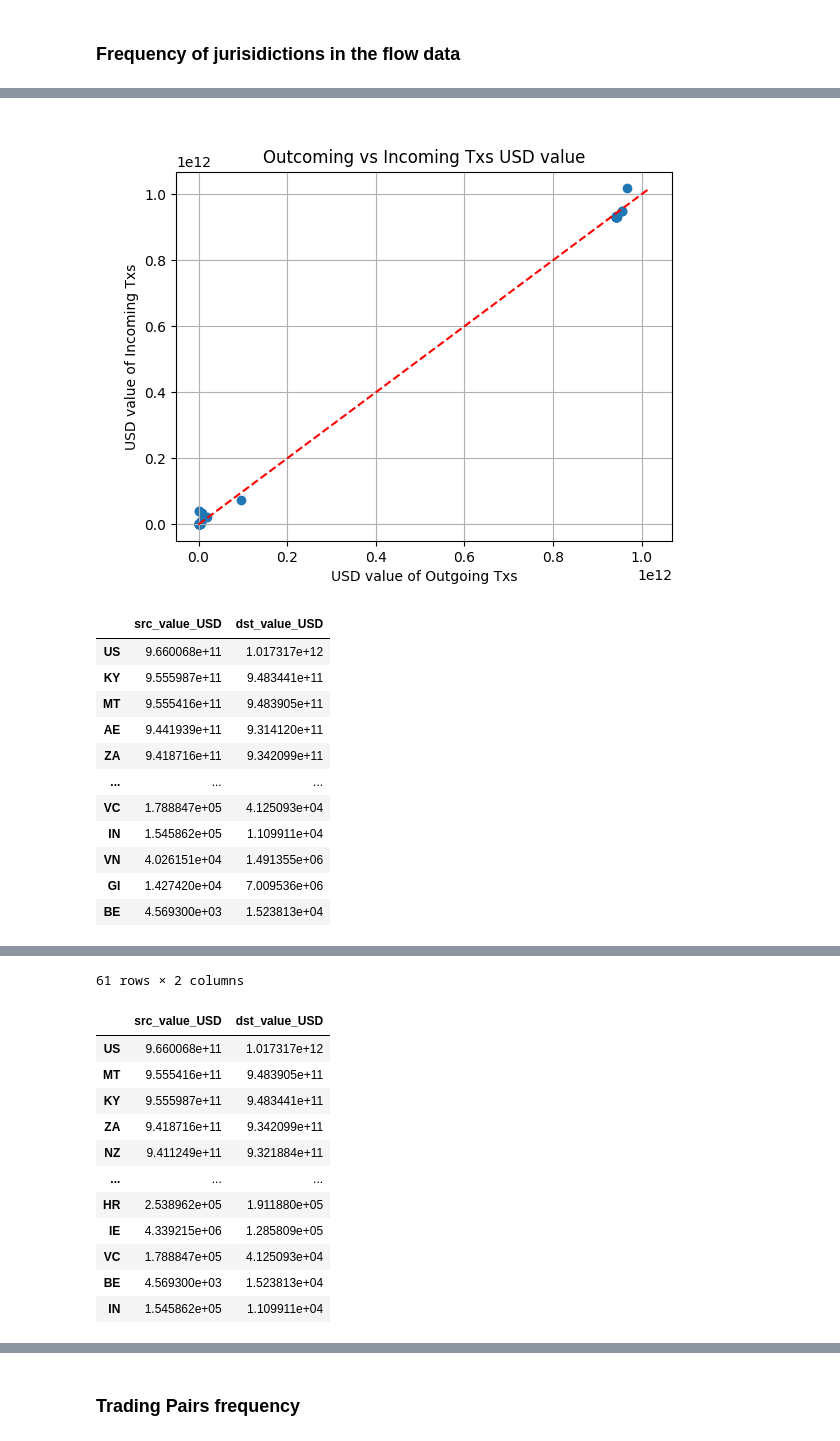
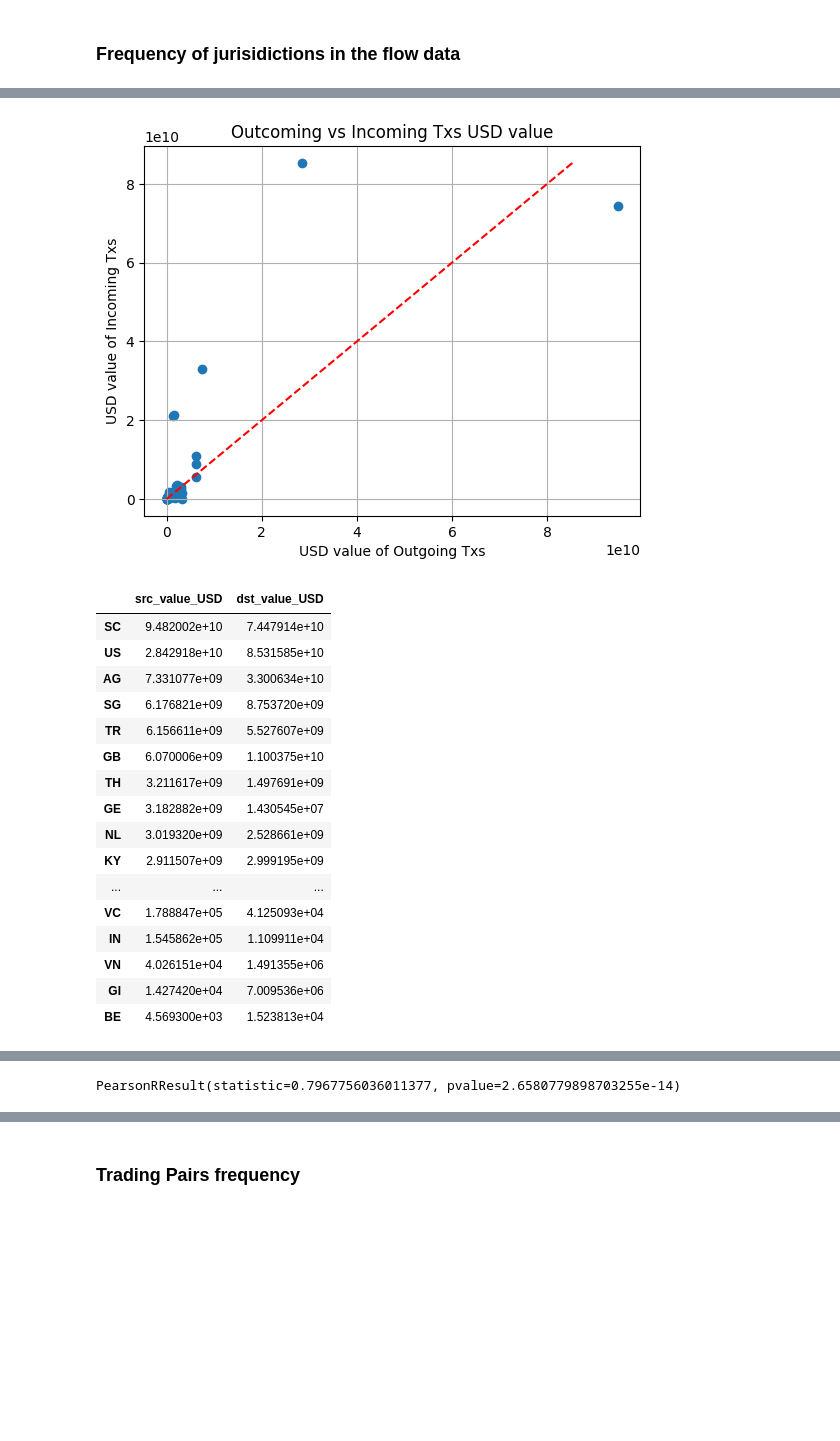
Before and after one commit to FlowDrucka64/MoneyFlow, a Jupyter notebook: data_exploration.ipynb, the cells around one changed output, grey strips where cells are left out. Cells and saved outputs as stored; diff of their text form; code cells hidden in the pictures; blank space fills up the shorter version.

Commit message:
Calculate spearman and pearson correlation coefficients

```diff
--- a/data_exploration.ipynb
+++ b/data_exploration.ipynb
@@ -271,6 +273,6 @@ Flow data recorded from 2011-08-02 to 2023-04-12
 # %%
 print(f'Flows before merging actor data {flows_df.shape[0]}')
-merged_df = pd.merge(flows_df, actors_df.add_prefix('src_'), on='src_id', how='inner')
+merged_df = pd.merge(filtered_flows_df, actors_df.add_prefix('src_'), on='src_id', how='inner')
 merged_df = pd.merge(merged_df, actors_df.add_prefix('dst_'), on='dst_id', how='inner')
 print(f'Flows after merging actor data {merged_df.shape[0]}')
 display(merged_df.head())
@@ -469,29 +515,37 @@ display(merged_freq.sort_values(by='count_y', ascending=False))
 # %%
 # Total value of incoming / outgoing tx
 src_juri_sum = merged_df.groupby('src_jurisdictions')['src_value_USD'].sum()
 dst_juri_sum = merged_df.groupby('dst_jurisdictions')['dst_value_USD'].sum()
 merged_sum = pd.merge(src_juri_sum, dst_juri_sum, left_index=True, right_index=True, how='inner')
 fig, ax = plt.subplots()
 scatter = ax.scatter(x=merged_sum.src_value_USD, y=merged_sum.dst_value_USD)
 plt.xlabel('USD value of Outgoing Txs')
 plt.ylabel('USD value of Incoming Txs')
 plt.title('Outcoming vs Incoming Txs USD value')
 plt.grid(True)
 
 line = np.linspace(min(merged_sum.src_value_USD), max(merged_sum.dst_value_USD), 100)
 plt.plot(line, line, color='r', linestyle='--')
 plt.show()
 
 display(merged_sum.sort_values(by='src_value_USD', ascending=False))
 display(merged_sum.sort_values(by='dst_value_USD', ascending=False))
+
+corr = pearsonr(merged_sum.src_value_USD, merged_sum.dst_value_USD)
+display(corr)
 # %% [output]
-[figure, old version]
+[figure, new version]
 |  | src_value_USD | dst_value_USD |
-| US | 9.660068e+11 | 1.017317e+12 |
-| KY | 9.555987e+11 | 9.483441e+11 |
-| MT | 9.555416e+11 | 9.483905e+11 |
-| AE | 9.441939e+11 | 9.314120e+11 |
-| ZA | 9.418716e+11 | 9.342099e+11 |
+| SC | 9.482002e+10 | 7.447914e+10 |
+| US | 2.842918e+10 | 8.531585e+10 |
+| AG | 7.331077e+09 | 3.300634e+10 |
+| SG | 6.176821e+09 | 8.753720e+09 |
+| TR | 6.156611e+09 | 5.527607e+09 |
+| GB | 6.070006e+09 | 1.100375e+10 |
+| TH | 3.211617e+09 | 1.497691e+09 |
+| GE | 3.182882e+09 | 1.430545e+07 |
+| NL | 3.019320e+09 | 2.528661e+09 |
+| KY | 2.911507e+09 | 2.999195e+09 |
 | ... | ... | ... |
 | VC | 1.788847e+05 | 4.125093e+04 |
 | IN | 1.545862e+05 | 1.109911e+04 |
@@ -501,13 +572 @@ display(merged_sum.sort_values(by='dst_value_USD', ascending=False))
-61 rows × 2 columns
+PearsonRResult(statistic=0.7967756036011377, pvalue=2.6580779898703255e-14)
-|  | src_value_USD | dst_value_USD |
-| US | 9.660068e+11 | 1.017317e+12 |
-| MT | 9.555416e+11 | 9.483905e+11 |
-| KY | 9.555987e+11 | 9.483441e+11 |
-| ZA | 9.418716e+11 | 9.342099e+11 |
-| NZ | 9.411249e+11 | 9.321884e+11 |
-| ... | ... | ... |
-| HR | 2.538962e+05 | 1.911880e+05 |
-| IE | 4.339215e+06 | 1.285809e+05 |
-| VC | 1.788847e+05 | 4.125093e+04 |
-| BE | 4.569300e+03 | 1.523813e+04 |
-| IN | 1.545862e+05 | 1.109911e+04 |
```
Also changed, not shown: parts of 14 cells of this notebook, 2 other files.
